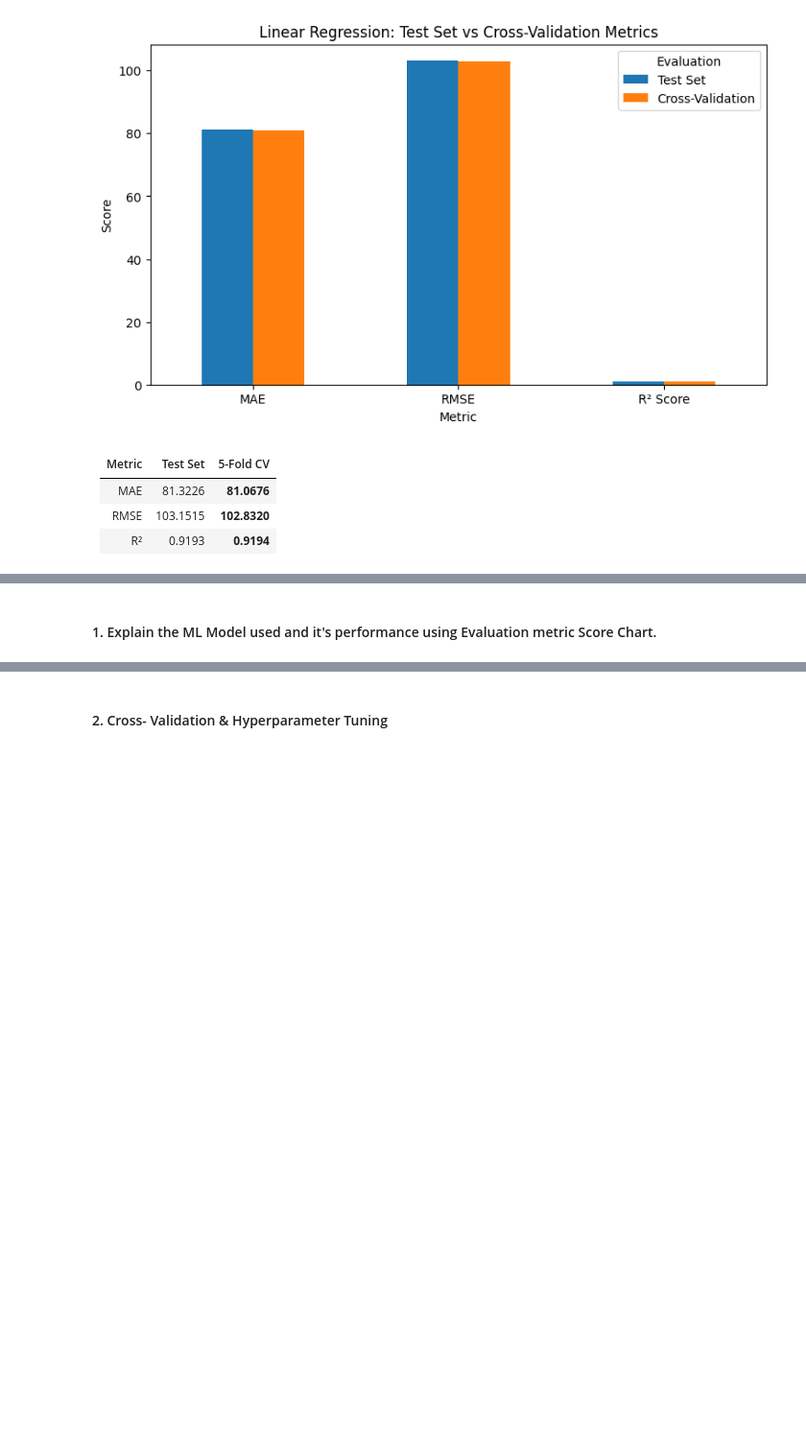
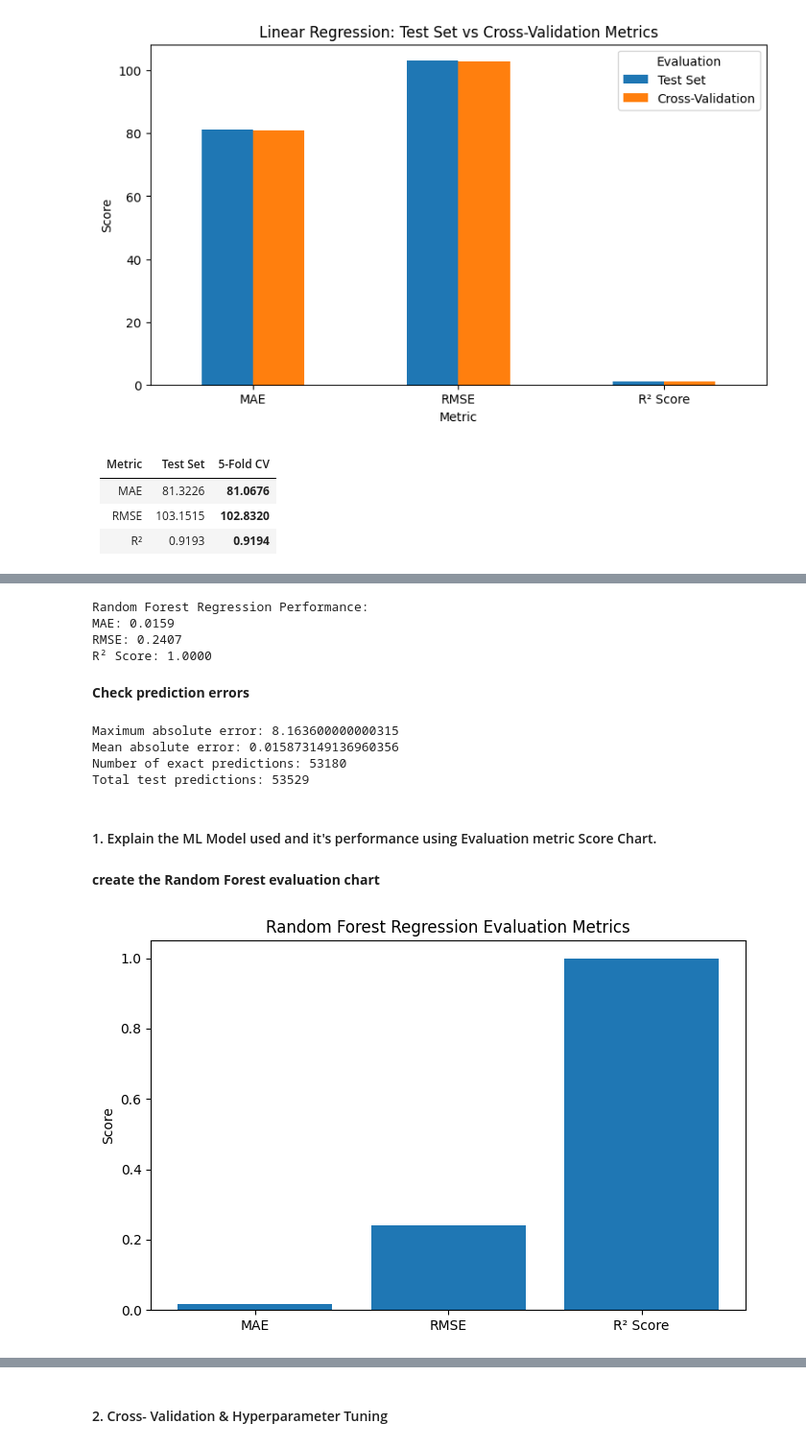
Before and after one commit to Sagarjain93/Machine-Learning-Portfolio, a Jupyter notebook: 01_End_to_End/Travel_MLops_Capstone/notebooks/01_Flight_Price_Regression.ipynb, the cells around one changed output, grey strips where cells are left out. Shown at 96% size. Drawn from its saved outputs; the diff is of its cells as text; code cells hidden in the pictures; blank space fills up the shorter version.

```diff
--- a/01_End_to_End/Travel_MLops_Capstone/notebooks/01_Flight_Price_Regression.ipynb
+++ b/01_End_to_End/Travel_MLops_Capstone/notebooks/01_Flight_Price_Regression.ipynb
@@ -3118,0 +3138,4 @@ plt.show()
+# %%
+# Train Random Forest Regression Model
+
+random_forest_pipeline.fit(X_train, y_train)
@@ -3118,0 +3313,7 @@ plt.show()
+# %%
+# Train Random Forest using the group-based train-test split
+
+random_forest_pipeline.fit(
+    X_train_rf,
+    y_train_rf
+)
@@ -3118,0 +3333,7 @@ plt.show()
+# %%
+# Make predictions on the group-based test set
+
+y_pred_rf = random_forest_pipeline.predict(X_test_rf)
+
+print("First 10 predictions:")
+print(y_pred_rf[:10])
@@ -3119,4 +3346,55 @@ plt.show()
+# %%
+# Evaluate Random Forest Regression Model
+
+mae_rf = mean_absolute_error(y_test_rf, y_pred_rf)
+rmse_rf = np.sqrt(mean_squared_error(y_test_rf, y_pred_rf))
+r2_rf = r2_score(y_test_rf, y_pred_rf)
+
+print("Random Forest Regression Performance:")
+print(f"MAE: {mae_rf:.4f}")
+print(f"RMSE: {rmse_rf:.4f}")
+print(f"R² Score: {r2_rf:.4f}")
+# %% [output]
+Random Forest Regression Performance:
+MAE: 0.0159
+RMSE: 0.2407
+R² Score: 1.0000
+# %% [markdown]
+**Check prediction errors**
+# %%
+# Analyze prediction errors
+
+rf_errors = y_test_rf - y_pred_rf
+
+print("Maximum absolute error:", np.max(np.abs(rf_errors)))
+print("Mean absolute error:", np.mean(np.abs(rf_errors)))
+print("Number of exact predictions:", np.sum(np.isclose(y_test_rf, y_pred_rf)))
+print("Total test predictions:", len(y_test_rf))
+# %% [output]
+Maximum absolute error: 8.163600000000315
+Mean absolute error: 0.015873149136960356
+Number of exact predictions: 53180
+Total test predictions: 53529
 # %% [markdown]
 #### 1. Explain the ML Model used and it's performance using Evaluation metric Score Chart.
+# %% [markdown]
+**create the Random Forest evaluation chart**
+# %%
+# Random Forest Evaluation Metrics
+
+rf_metrics = {
+    'MAE': mae_rf,
+    'RMSE': rmse_rf,
+    'R² Score': r2_rf
+}
+
+plt.figure(figsize=(8, 5))
+plt.bar(rf_metrics.keys(), rf_metrics.values())
+
+plt.title('Random Forest Regression Evaluation Metrics')
+plt.ylabel('Score')
+plt.show()
+# %% [output]
+[figure, added]
 # %%
 # Visualizing evaluation Metric Score chart
```
Also changed, not shown: parts of 60 cells of this notebook.
